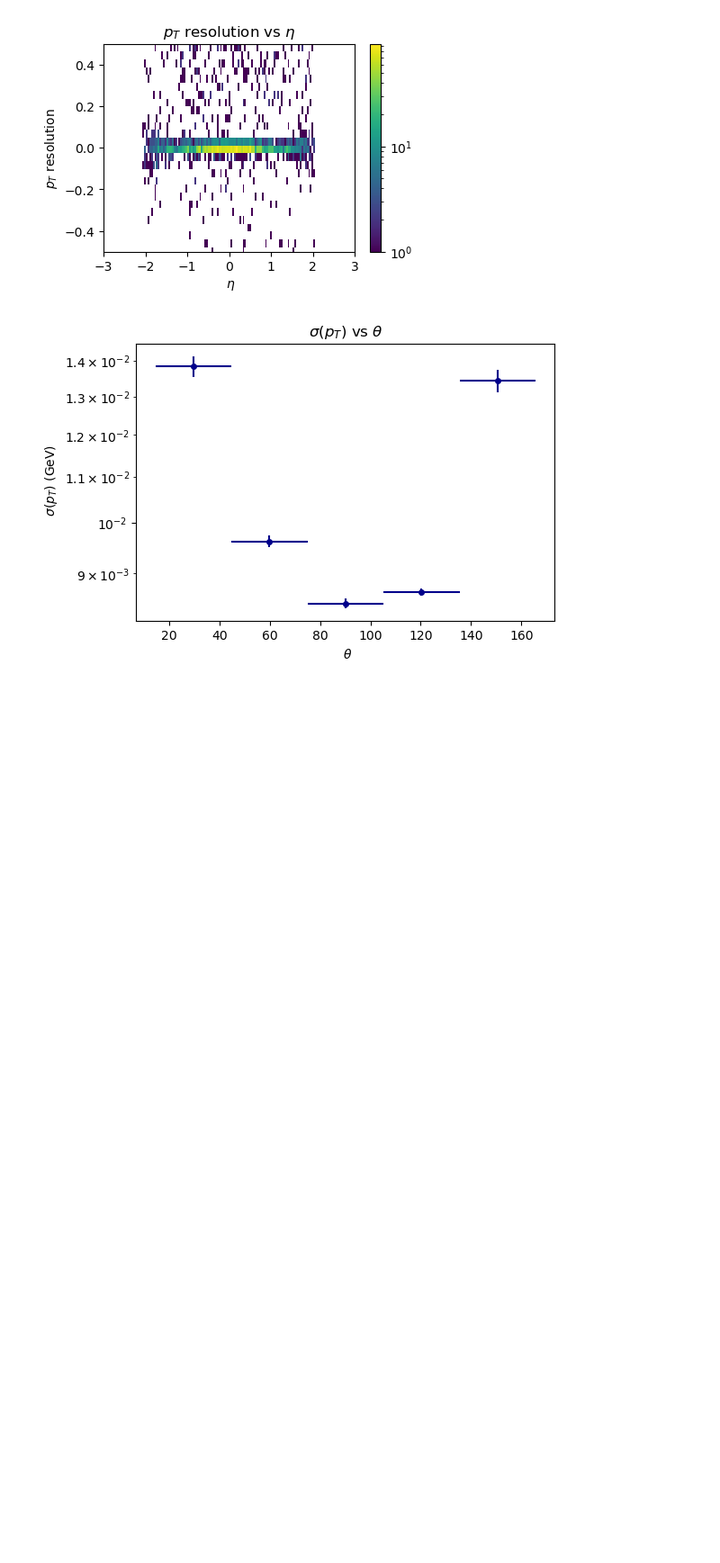
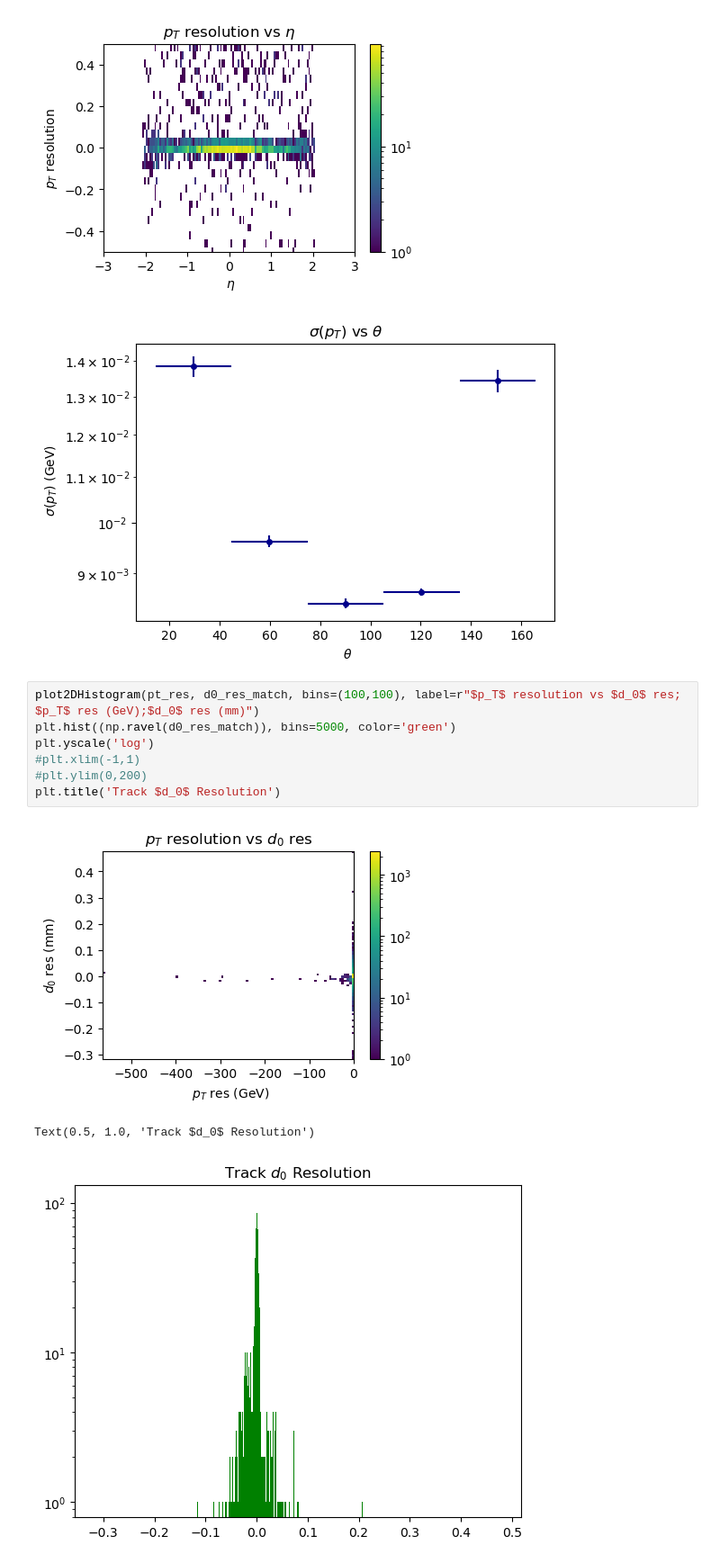
Before and after one commit to kdp-lab/maia_detector_paper, a Jupyter notebook: json_analysis.ipynb, the cells around one changed output. Shown at 90% size. Drawn from its saved outputs; the diff is of its cells as text; blank space fills up the shorter version.

```diff
--- a/json_analysis.ipynb
+++ b/json_analysis.ipynb
@@ -561,4 +598,15 @@ plotrms(theta_match, pt_res, bins=rms_bins, label=r"$\sigma(p_T)$ vs $\theta$; $
 [figure]
 [figure]
 [figure]
+# %%
+plot2DHistogram(pt_res, d0_res_match, bins=(100,100), label=r"$p_T$ resolution vs $d_0$ res; $p_T$ res (GeV);$d_0$ res (mm)")
+plt.hist((np.ravel(d0_res_match)), bins=5000, color='green')
+plt.yscale('log')
+#plt.xlim(-1,1)
+#plt.ylim(0,200)
+plt.title('Track $d_0$ Resolution')
+# %% [output]
+[figure, added]
+Text(0.5, 1.0, 'Track $d_0$ Resolution')
+[figure, added]
 # %%
```
Also changed, not shown: parts of 13 cells of this notebook.
